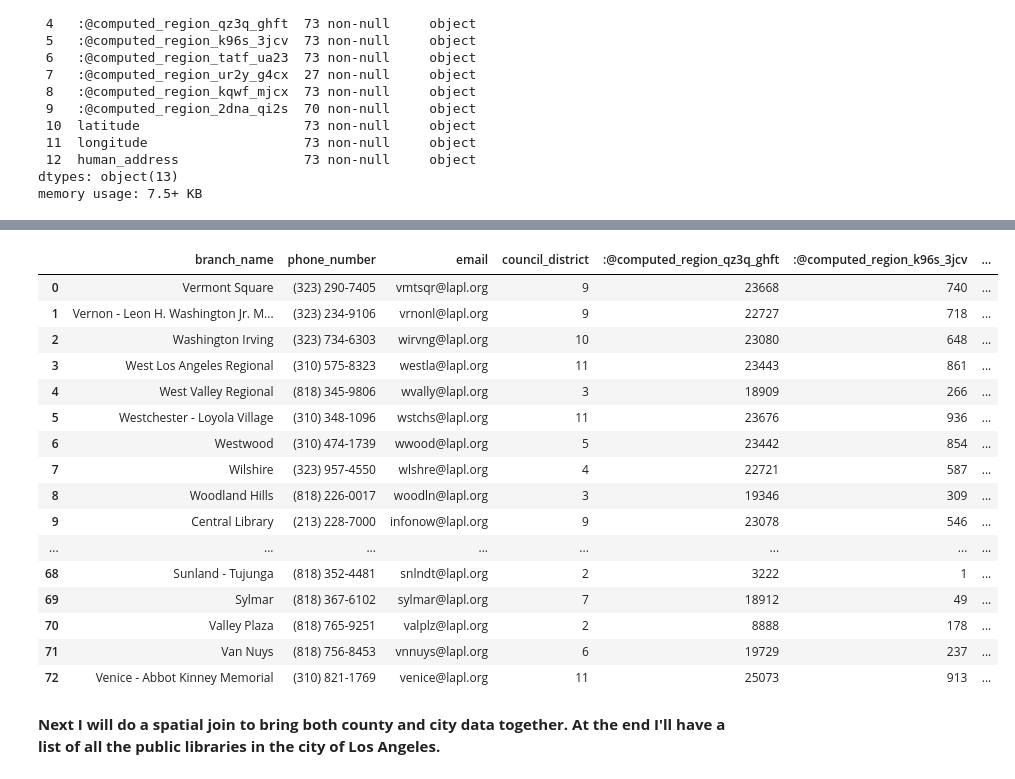
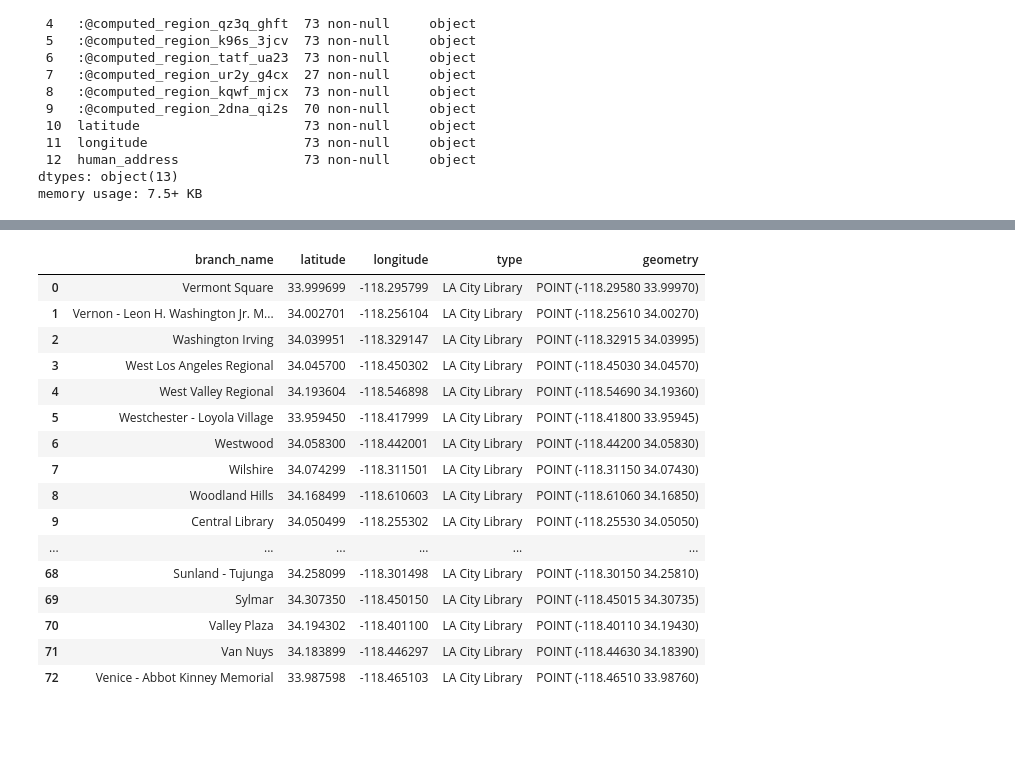
Before and after one commit to paotirado/UP229-Data-Science, a Jupyter notebook: LA Public Libraries.ipynb, the cells around one changed output, grey strips where cells are left out. Cells and saved outputs as stored; diff of their text form; code cells hidden in the pictures; blank space fills up the shorter version.

Commit message:
la library locations

```diff
--- a/LA Public Libraries.ipynb
+++ b/LA Public Libraries.ipynb
@@ -321,3 +348,10 @@ memory usage: 7.5+ KB
 # %%
 citylib['latitude'] =  citylib.latitude.astype(float)
 citylib['longitude']= citylib.longitude.astype(float)
+# %%
+#I will only keep the columns I need, this way joining with the county data will be more clean
+citylib2 = citylib[['branch_name','latitude','longitude']]
+
+#add a column to specify type
+citylib2['type'] = 'LA City Library'
+citylib2
@@ -324,26 +381,24 @@ citylib['longitude']= citylib.longitude.astype(float)
 # %%
 #convert to geodataframe
 cityGdf = gpd.GeoDataFrame(
-    citylib, geometry=gpd.points_from_xy(citylib.longitude, citylib.latitude,
+    citylib2, geometry=gpd.points_from_xy(citylib2.longitude, citylib2.latitude,
                                           crs='EPSG:4326'))
 cityGdf
 # %% [output]
-|  | branch_name | phone_number | email | council_district | :@computed_region_qz3q_ghft | :@computed_region_k96s_3jcv | ... |
-| 0 | Vermont Square | (323) 290-7405 | vmtsqr@lapl.org | 9 | 23668 | 740 | ... |
-| 1 | Vernon - Leon H. Washington Jr. M... | (323) 234-9106 | vrnonl@lapl.org | 9 | 22727 | 718 | ... |
-| 2 | Washington Irving | (323) 734-6303 | wirvng@lapl.org | 10 | 23080 | 648 | ... |
-| 3 | West Los Angeles Regional | (310) 575-8323 | westla@lapl.org | 11 | 23443 | 861 | ... |
-| 4 | West Valley Regional | (818) 345-9806 | wvally@lapl.org | 3 | 18909 | 266 | ... |
-| 5 | Westchester - Loyola Village | (310) 348-1096 | wstchs@lapl.org | 11 | 23676 | 936 | ... |
-| 6 | Westwood | (310) 474-1739 | wwood@lapl.org | 5 | 23442 | 854 | ... |
-| 7 | Wilshire | (323) 957-4550 | wlshre@lapl.org | 4 | 22721 | 587 | ... |
-| 8 | Woodland Hills | (818) 226-0017 | woodln@lapl.org | 3 | 19346 | 309 | ... |
-| 9 | Central Library | (213) 228-7000 | infonow@lapl.org | 9 | 23078 | 546 | ... |
-| ... | ... | ... | ... | ... | ... | ... | ... |
-| 68 | Sunland - Tujunga | (818) 352-4481 | snlndt@lapl.org | 2 | 3222 | 1 | ... |
-| 69 | Sylmar | (818) 367-6102 | sylmar@lapl.org | 7 | 18912 | 49 | ... |
-| 70 | Valley Plaza | (818) 765-9251 | valplz@lapl.org | 2 | 8888 | 178 | ... |
-| 71 | Van Nuys | (818) 756-8453 | vnnuys@lapl.org | 6 | 19729 | 237 | ... |
-| 72 | Venice - Abbot Kinney Memorial | (310) 821-1769 | venice@lapl.org | 11 | 25073 | 913 | ... |
+|  | branch_name | latitude | longitude | type | geometry |
+| 0 | Vermont Square | 33.999699 | -118.295799 | LA City Library | POINT (-118.29580 33.99970) |
+| 1 | Vernon - Leon H. Washington Jr. M... | 34.002701 | -118.256104 | LA City Library | POINT (-118.25610 34.00270) |
+| 2 | Washington Irving | 34.039951 | -118.329147 | LA City Library | POINT (-118.32915 34.03995) |
+| 3 | West Los Angeles Regional | 34.045700 | -118.450302 | LA City Library | POINT (-118.45030 34.04570) |
+| 4 | West Valley Regional | 34.193604 | -118.546898 | LA City Library | POINT (-118.54690 34.19360) |
+| 5 | Westchester - Loyola Village | 33.959450 | -118.417999 | LA City Library | POINT (-118.41800 33.95945) |
+| 6 | Westwood | 34.058300 | -118.442001 | LA City Library | POINT (-118.44200 34.05830) |
+| 7 | Wilshire | 34.074299 | -118.311501 | LA City Library | POINT (-118.31150 34.07430) |
+| 8 | Woodland Hills | 34.168499 | -118.610603 | LA City Library | POINT (-118.61060 34.16850) |
+| 9 | Central Library | 34.050499 | -118.255302 | LA City Library | POINT (-118.25530 34.05050) |
+| ... | ... | ... | ... | ... | ... |
+| 68 | Sunland - Tujunga | 34.258099 | -118.301498 | LA City Library | POINT (-118.30150 34.25810) |
+| 69 | Sylmar | 34.307350 | -118.450150 | LA City Library | POINT (-118.45015 34.30735) |
+| 70 | Valley Plaza | 34.194302 | -118.401100 | LA City Library | POINT (-118.40110 34.19430) |
+| 71 | Van Nuys | 34.183899 | -118.446297 | LA City Library | POINT (-118.44630 34.18390) |
+| 72 | Venice - Abbot Kinney Memorial | 33.987598 | -118.465103 | LA City Library | POINT (-118.46510 33.98760) |
-# %% [markdown]
-**Next I will do a spatial join to bring both county and city data together. At the end I'll have a list of all the public libraries in the city of Los Angeles.**
```
Also changed, not shown: parts of 17 cells of this notebook, 1 other file.
